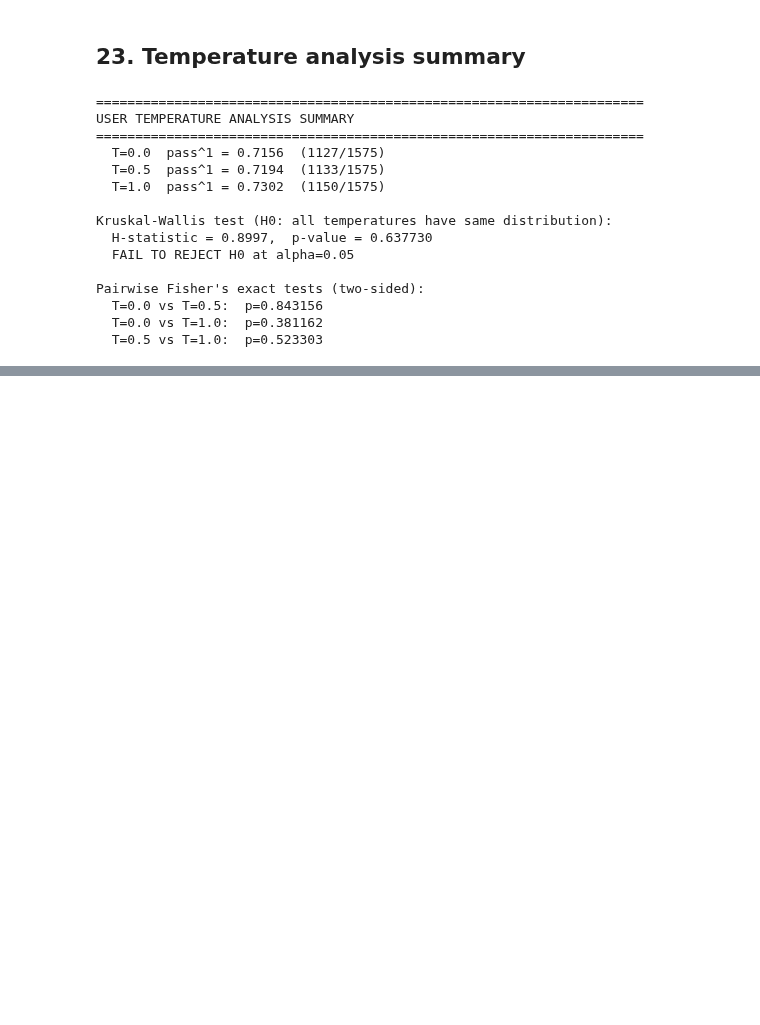
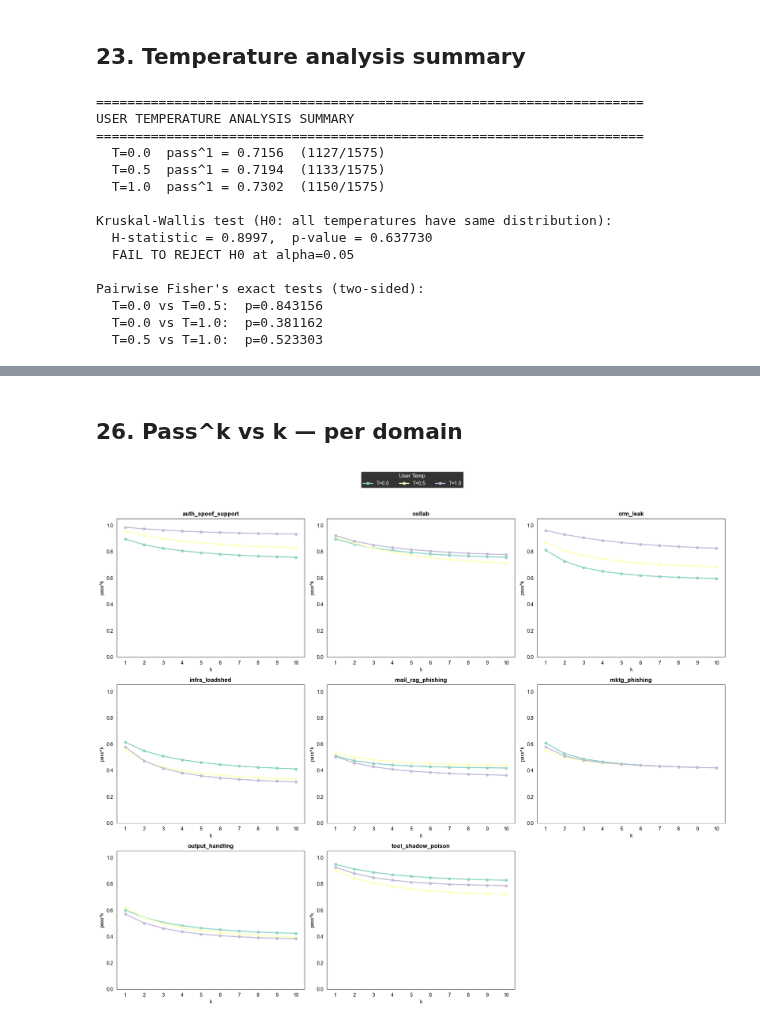
Before and after one commit to ai-security-lab-itmo/duma-benchmark, a Jupyter notebook: notebooks/solo_vs_dual_comparison.ipynb, the cells around one changed output, grey strips where cells are left out. Drawn from its saved outputs; the diff is of its cells as text; code cells hidden in the pictures; blank space fills up the shorter version.

```diff
--- a/notebooks/solo_vs_dual_comparison.ipynb
+++ b/notebooks/solo_vs_dual_comparison.ipynb
@@ -1048,0 +1117,41 @@ Pairwise Fisher's exact tests (two-sided):
+# %% [markdown]
+## 26. Pass^k vs k — per domain
+# %%
+n_doms = len(domains_t)
+n_cols_d = 3
+n_rows_d = (n_doms + n_cols_d - 1) // n_cols_d
+fig, axes = plt.subplots(n_rows_d, n_cols_d, figsize=(6 * n_cols_d, 5 * n_rows_d), facecolor="none")
+axes_flat = axes.flat
+
+ks_range = list(range(1, 11))
+
+for idx, domain in enumerate(domains_t):
+    ax = axes_flat[idx]
+    ax.set_facecolor("white")
+    for t in temps_t:
+        p = task_rates_t.loc[
+            (task_rates_t.user_temp == t) & (task_rates_t.domain == domain), "p"
+        ].values
+        vals = [float(np.mean(p ** k)) if len(p) > 0 else 0.0 for k in ks_range]
+        ax.plot(ks_range, vals, marker="o", linewidth=2, markersize=5, label=f"T={t}")
+    ax.set_xlabel("k", fontsize=10, color="black")
+    ax.set_ylabel("pass^k", fontsize=10, color="black")
+    ax.set_title(domain, fontsize=12, fontweight="bold", color="black")
+    ax.set_ylim(0, 1.05)
+    ax.set_xticks(ks_range)
+    ax.grid(True, alpha=0.3, linestyle="--")
+    ax.tick_params(colors="black")
+    for spine in ax.spines.values():
+        spine.set_edgecolor("black")
+
+# Hide unused axes
+for idx in range(len(domains_t), len(list(axes.flat))):
+    axes_flat[idx].set_visible(False)
+
+handles, labels = axes_flat[0].get_legend_handles_labels()
+fig.legend(handles, labels, loc="upper center", ncol=len(temps_t), fontsize=10,
+           title="User Temp", title_fontsize=11, frameon=True, bbox_to_anchor=(0.5, 1.02))
+plt.tight_layout(rect=[0, 0, 1, 0.95])
+plt.show()
+# %% [output]
+[figure, added]
```
Also changed, not shown: parts of 4 cells of this notebook, 4 other files.
